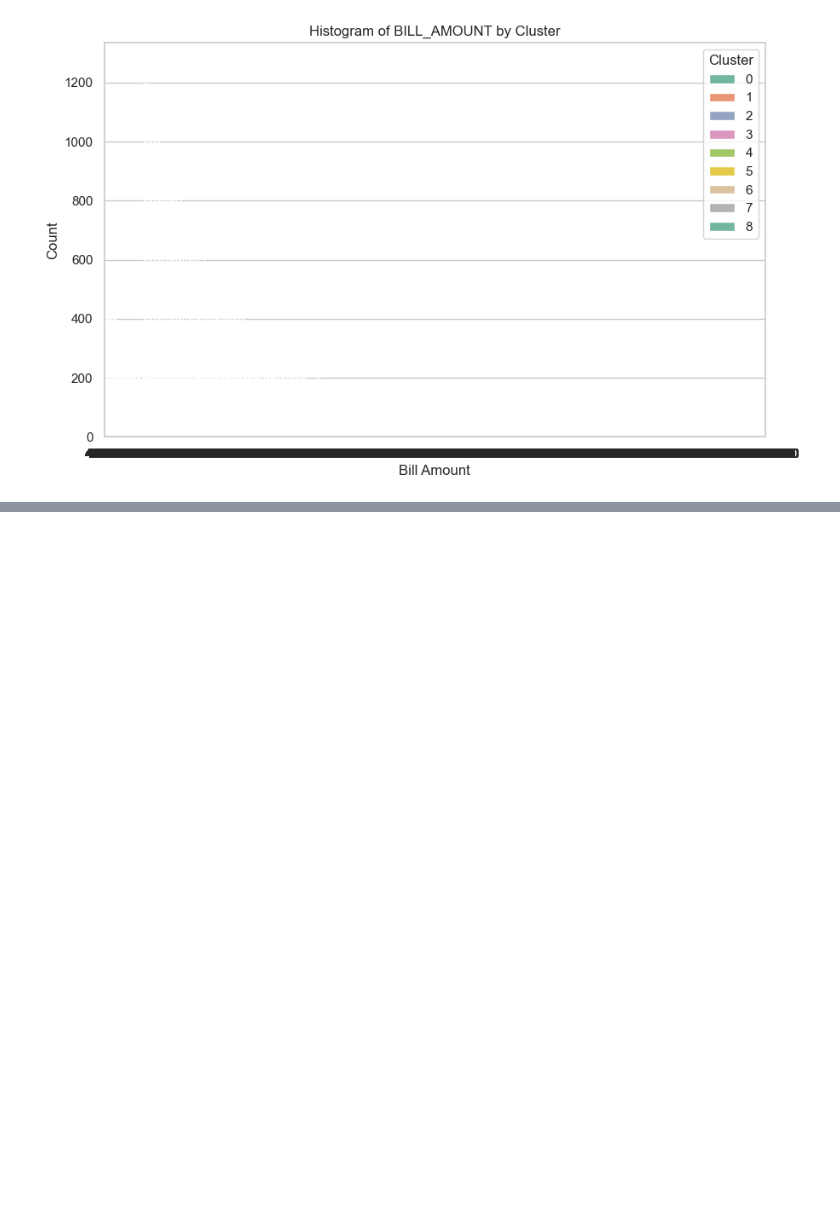
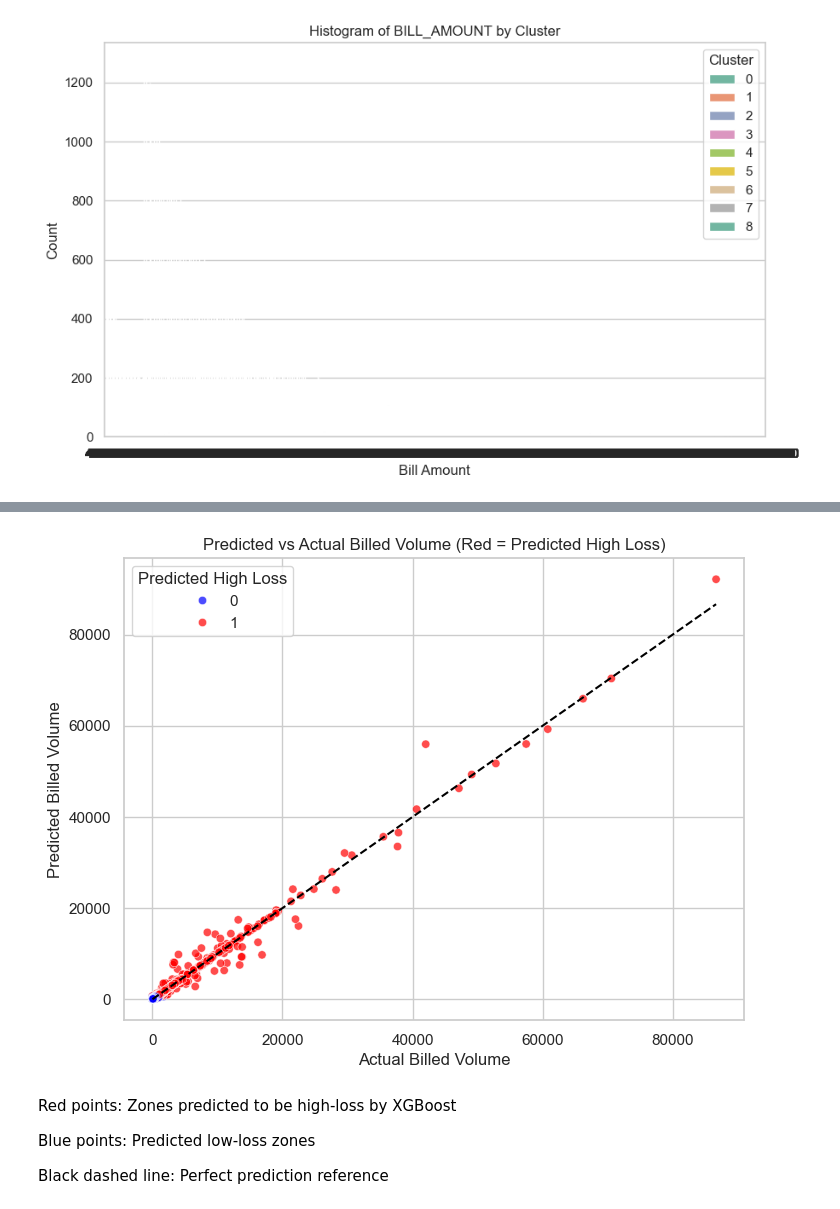
Before and after one commit to Assesa44/water-loss-reduction-through-smart-metering, a Jupyter notebook: Notebooks/Exploratory/clustering.ipynb, the cells around one changed output, grey strips where cells are left out. Cells and saved outputs as stored; diff of their text form; code cells hidden in the pictures; blank space fills up the shorter version.

```diff
--- a/Notebooks/Exploratory/clustering.ipynb
+++ b/Notebooks/Exploratory/clustering.ipynb
@@ -430,0 +708,35 @@ plt.show()
+# %%
+# Combine regression predictions and classification predictions
+df_combined = X_test_reg.copy()
+df_combined["Actual_BILL_VOLUME"] = y_test_reg.values
+df_combined["Predicted_BILL_VOLUME"] = y_pred_rf
+df_combined["Predicted_High_Loss"] = y_pred_xgb  # predicted by classification model
+
+# Scatter plot
+plt.figure(figsize=(8,6))
+sns.scatterplot(
+    data=df_combined,
+    x="Actual_BILL_VOLUME",
+    y="Predicted_BILL_VOLUME",
+    hue="Predicted_High_Loss",
+    palette={0: "blue", 1: "red"},
+    alpha=0.7
+)
+# Diagonal line for perfect prediction
+plt.plot([df_combined["Actual_BILL_VOLUME"].min(), df_combined["Actual_BILL_VOLUME"].max()],
+         [df_combined["Actual_BILL_VOLUME"].min(), df_combined["Actual_BILL_VOLUME"].max()],
+         color="black", linestyle="--")
+
+plt.xlabel("Actual Billed Volume")
+plt.ylabel("Predicted Billed Volume")
+plt.title("Predicted vs Actual Billed Volume (Red = Predicted High Loss)")
+plt.legend(title="Predicted High Loss")
+plt.show()
+# %% [output]
+[figure, added]
+# %% [markdown]
+Red points: Zones predicted to be high-loss by XGBoost
+
+Blue points: Predicted low-loss zones
+
+Black dashed line: Perfect prediction reference
```
Also changed, not shown: parts of 17 cells of this notebook.
